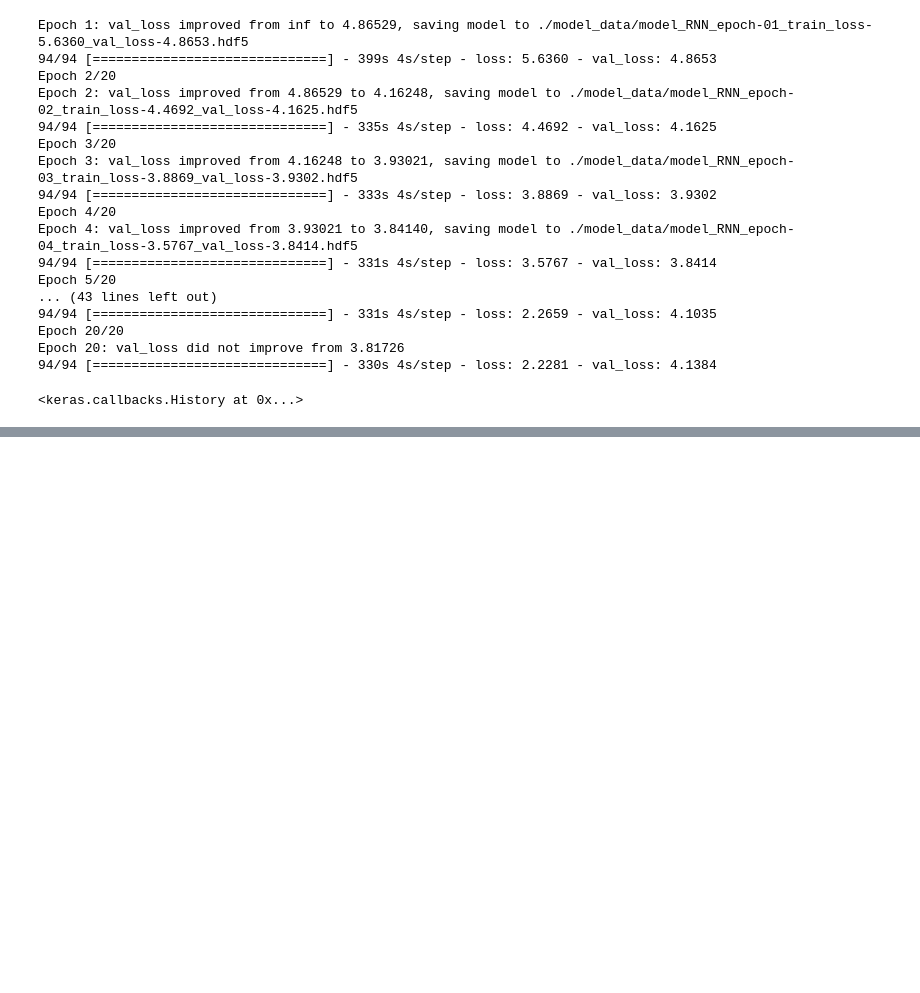
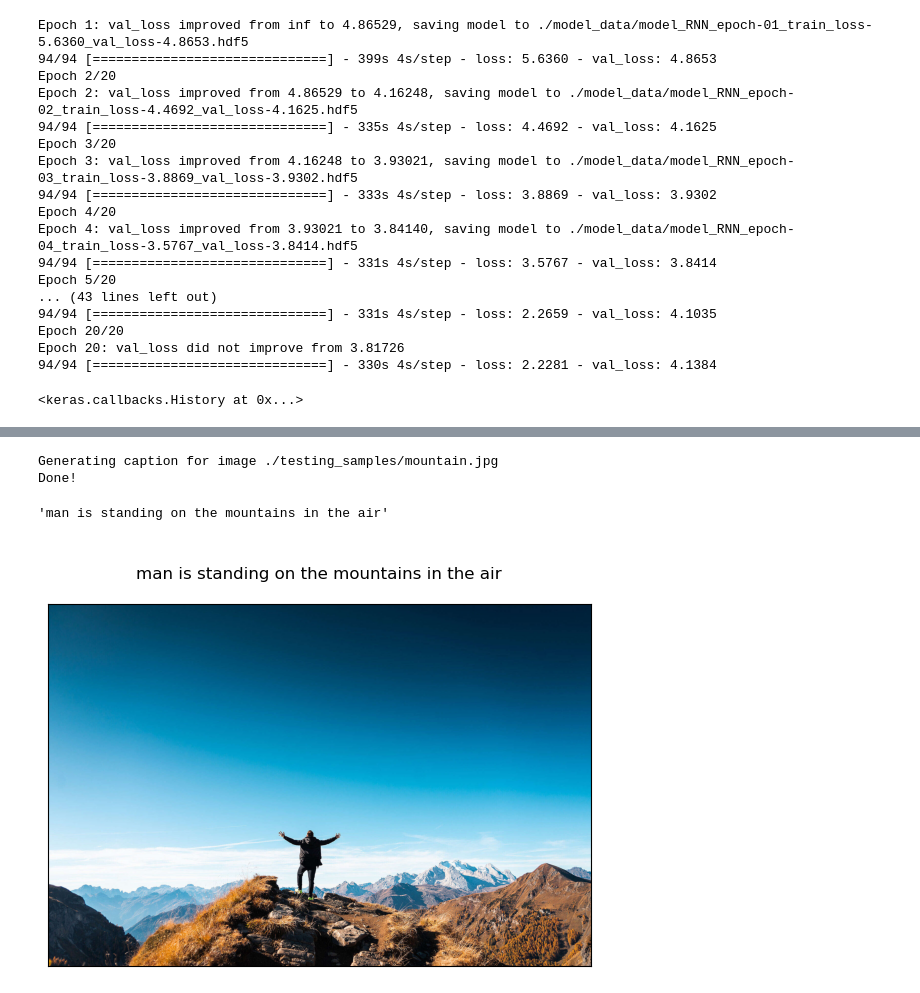
Before and after one commit to arbisahraoui/image-caption, a Jupyter notebook: train_val.ipynb, the cells around one changed output, grey strips where cells are left out. Saved outputs shown, nothing was run; the diff lists cells and outputs as text; code cells hidden in the pictures; blank space fills up the shorter version.

Commit message:
training and testing

```diff
--- a/train_val.ipynb
+++ b/train_val.ipynb
@@ -133,0 +176,41 @@ Model trained successfully. Running model on validation set for calculating BLEU
+# %%
+# Setting the max length: here the max length is set manually
+max_len_test = 34
+# %%
+def image_model():
+    network = VGG16()
+    network = Model(inputs=network.inputs, outputs=network.layers[-2].output)
+    return network
+# %%
+img_model = image_model()
+# %%
+# Show image and its caption
+
+def plot_result(filename):
+
+    print(f"Generating caption for image {filename}")
+    image_features = extract_features(filename, img_model)
+    generated_caption = generate_caption(model, tokenizer, image_features, max_len_test)
+    print('Done!')
+
+    cap = generated_caption.split()
+    cap = cap[1:-1]
+    cap = ' '.join(cap)
+
+    im = Image.open(filename, 'r')
+
+    fig, ax = plt.subplots(figsize=(7, 7))
+    ax.get_xaxis().set_visible(False)
+    ax.get_yaxis().set_visible(False)
+
+    plt.imshow(np.asarray(im))
+    ax.set_title("\n{}\n".format(cap))
+
+    return cap
+# %%
+plot_result('./testing_samples/mountain.jpg')
+# %% [output]
+Generating caption for image ./testing_samples/mountain.jpg
+Done!
+'man is standing on the mountains in the air'
+[figure, added]
```
Also changed, not shown: parts of 9 cells of this notebook.
